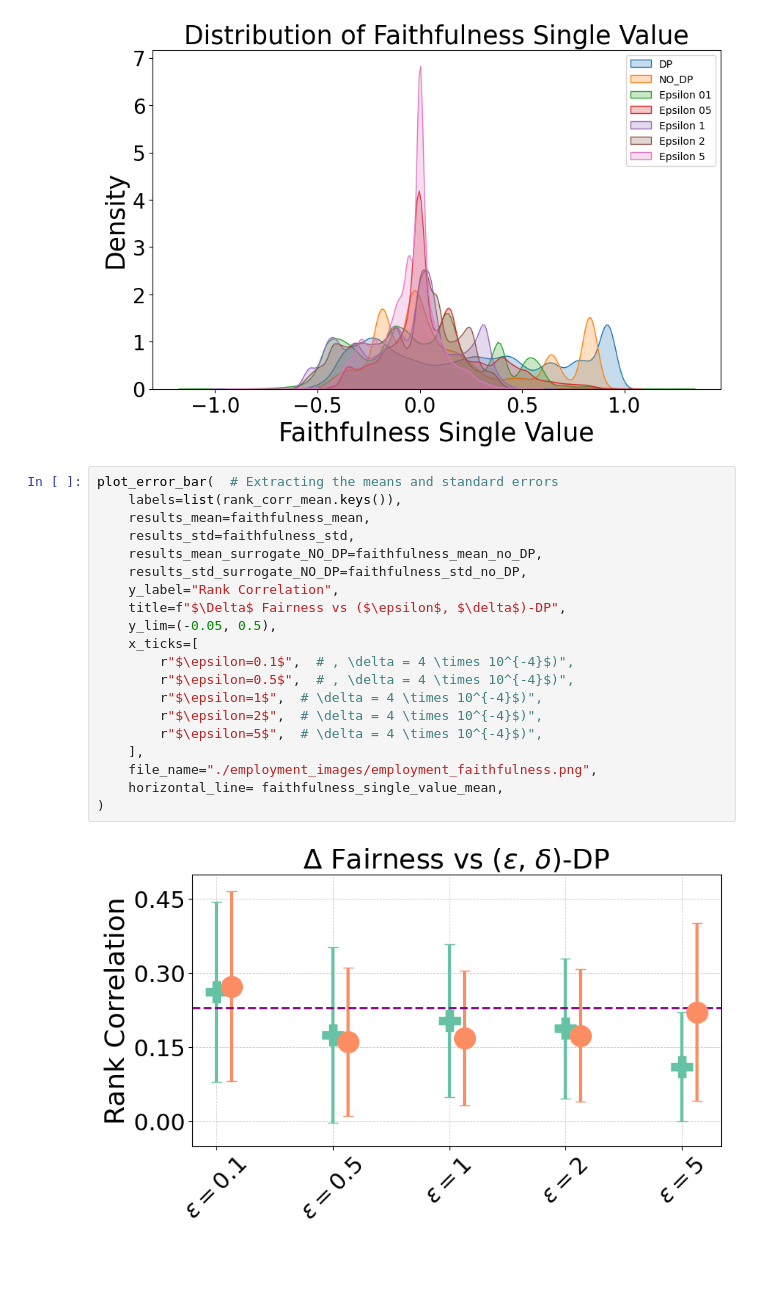
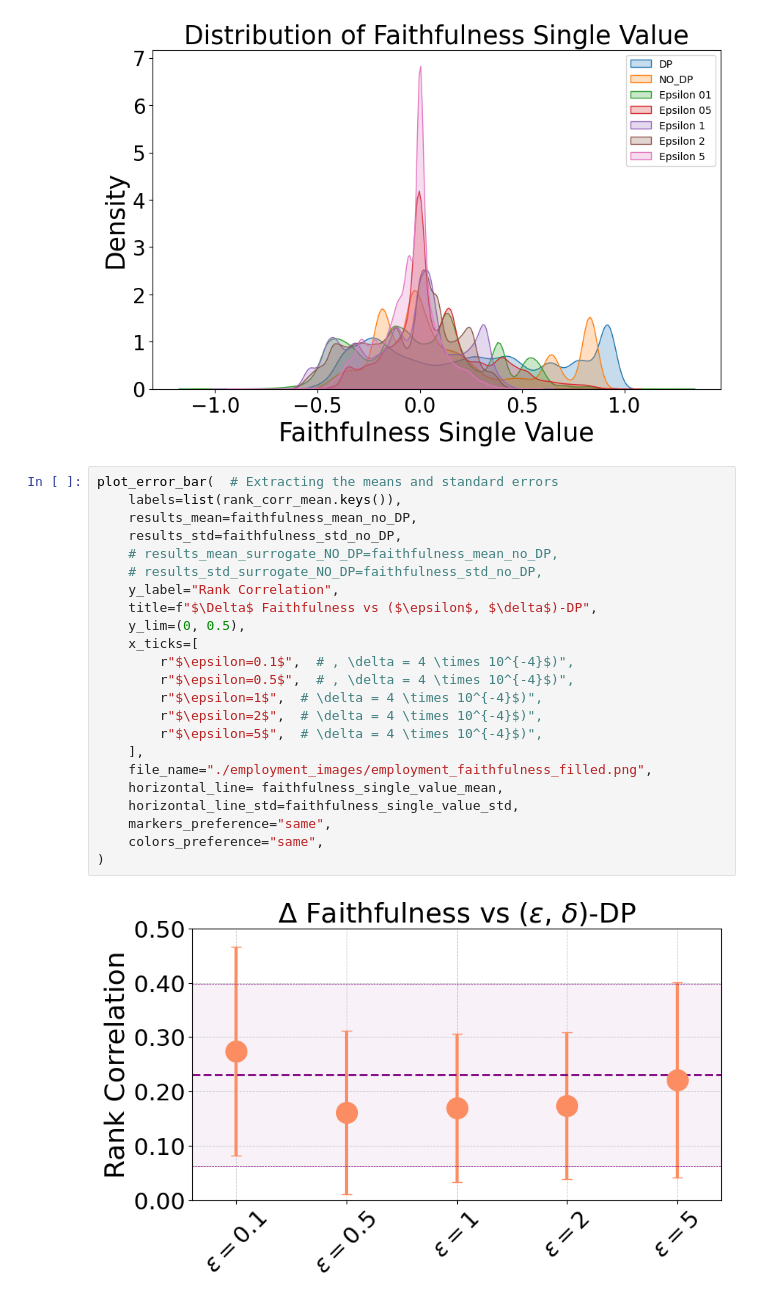
Before and after one commit to lucacorbucci/fastshap_plusplus, a Jupyter notebook: FL/FL/plots/plots_employment_paper.ipynb, the cells around one changed output. Drawn from its saved outputs; the diff is of its cells as text; blank space fills up the shorter version.

Commit message:
Updated plots

```diff
--- a/FL/FL/plots/plots_employment_paper.ipynb
+++ b/FL/FL/plots/plots_employment_paper.ipynb
@@ -1727,22 +1540,25 @@ plt.show()
 # %%
 plot_error_bar(  # Extracting the means and standard errors
     labels=list(rank_corr_mean.keys()),
-    results_mean=faithfulness_mean,
-    results_std=faithfulness_std,
-    results_mean_surrogate_NO_DP=faithfulness_mean_no_DP,
-    results_std_surrogate_NO_DP=faithfulness_std_no_DP,
+    results_mean=faithfulness_mean_no_DP,
+    results_std=faithfulness_std_no_DP,
+    # results_mean_surrogate_NO_DP=faithfulness_mean_no_DP,
+    # results_std_surrogate_NO_DP=faithfulness_std_no_DP,
     y_label="Rank Correlation",
-    title=f"$\Delta$ Fairness vs ($\epsilon$, $\delta$)-DP",
-    y_lim=(-0.05, 0.5),
+    title=f"$\Delta$ Faithfulness vs ($\epsilon$, $\delta$)-DP",
+    y_lim=(0, 0.5),
     x_ticks=[
         r"$\epsilon=0.1$",  # , \delta = 4 \times 10^{-4}$)",
         r"$\epsilon=0.5$",  # , \delta = 4 \times 10^{-4}$)",
         r"$\epsilon=1$",  # \delta = 4 \times 10^{-4}$)",
         r"$\epsilon=2$",  # \delta = 4 \times 10^{-4}$)",
         r"$\epsilon=5$",  # \delta = 4 \times 10^{-4}$)",
     ],
-    file_name="./employment_images/employment_faithfulness.png",
+    file_name="./employment_images/employment_faithfulness_filled.png",
     horizontal_line= faithfulness_single_value_mean,
+    horizontal_line_std=faithfulness_single_value_std,
+    markers_preference="same",
+    colors_preference="same",
 )
 # %% [output]
-[figure, old version]
+[figure, new version]
```
Also changed, not shown: parts of 25 cells of this notebook, 3 other files.
